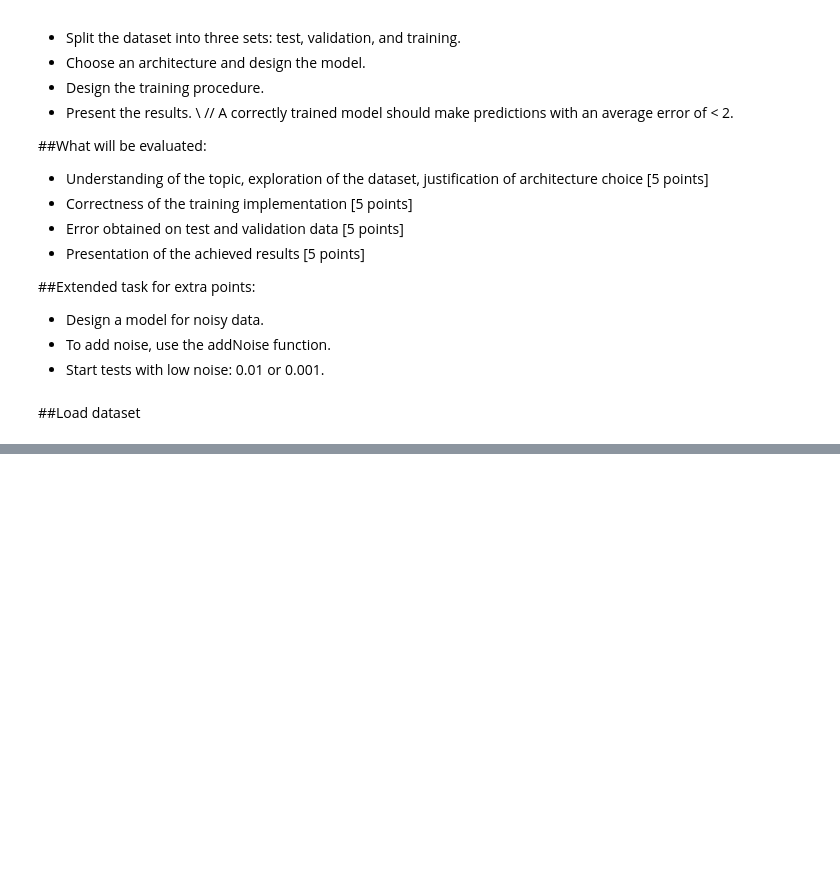
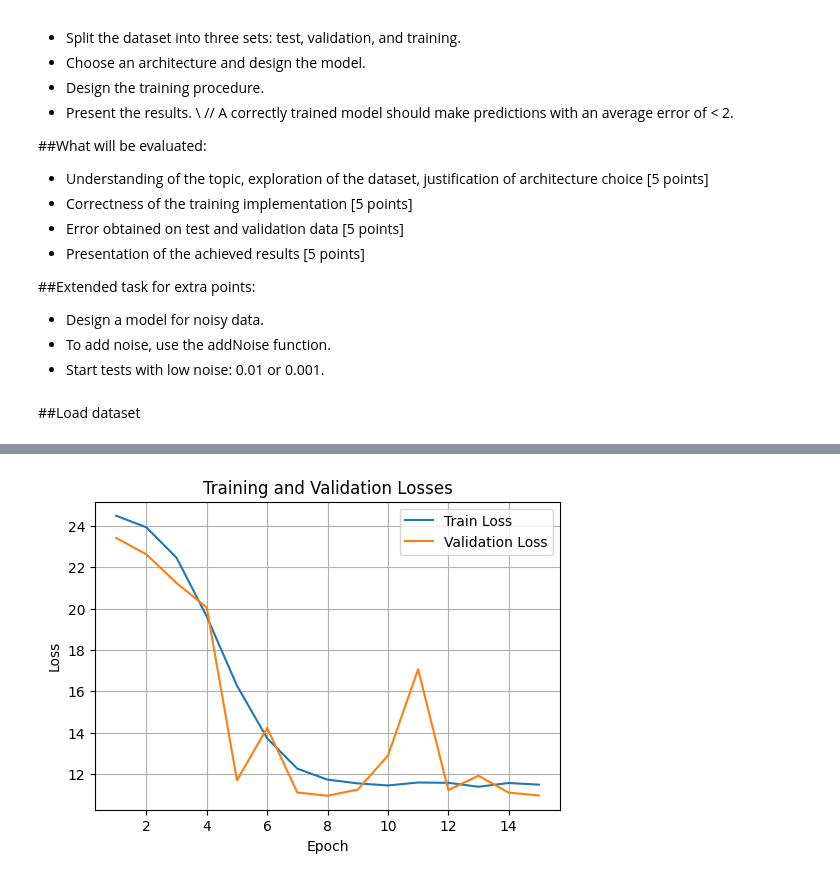
Before and after one commit to punfil/Own_Projects, a Jupyter notebook: architektury_glebokiego_uczenia/zad2/agu_wykl2.ipynb, the cells around one changed output, grey strips where cells are left out. Saved outputs shown, nothing was run; the diff lists cells and outputs as text; code cells hidden in the pictures; blank space fills up the shorter version.

```diff
--- a/architektury_glebokiego_uczenia/zad2/agu_wykl2.ipynb
+++ b/architektury_glebokiego_uczenia/zad2/agu_wykl2.ipynb
@@ -180,13 +186,16 @@ criterion = nn.HuberLoss()
 optimizer = optim.Adam(model.parameters())
 scheduler = optim.lr_scheduler.ReduceLROnPlateau(optimizer, mode='min', factor=0.1, patience=10)
 # %%
-num_epochs = 10
+num_epochs = 15
 train_losses = []
 val_losses = []
 
 for epoch in range(num_epochs):
     model.train()
     train_loss = 0.0
+    total_error = 0.0
+    total_samples = 0
+
     for inputs, targets in train_loader:
         inputs, targets = inputs.to(device), targets.to(device)
         optimizer.zero_grad()
@@ -195,17 +204,33 @@ for epoch in range(num_epochs):
         loss.backward()
         optimizer.step()
         train_loss += loss.item()
+        outputs_cpu = outputs.cpu().detach().numpy()
+        targets_cpu = targets.cpu().detach().numpy()
+        total_error += np.sqrt(np.power(outputs_cpu[:, 0] - targets_cpu[:, 0], 2) + np.power(outputs_cpu[:, 1] - targets_cpu[:, 1], 2)).sum().item()
+        total_samples += inputs.size(0)
+
+    avg_error = total_error / total_samples
+    print(f'Avg error on train: {avg_error:.2f}')
 
     model.eval()
     val_loss = 0.0
     with torch.no_grad():
+        total_error = 0.0
+        total_samples = 0
         for inputs, targets in val_loader:
             inputs, targets = inputs.to(device), targets.to(device)
             outputs = model(inputs)
             loss = criterion(outputs, targets)
             val_loss += loss.item()
+            outputs_cpu = outputs.cpu().detach().numpy()
+            targets_cpu = targets.cpu().detach().numpy()
+            total_error += np.sqrt(np.power(outputs_cpu[:, 0] - targets_cpu[:, 0], 2) + np.power(outputs_cpu[:, 1] - targets_cpu[:, 1], 2)).sum().item()
+            total_samples += inputs.size(0)
+
+        avg_error = total_error / total_samples
+        print(f'Avg error on val: {avg_error:.2f}')
 
     train_losses.append(train_loss/len(train_loader))
     val_losses.append(val_loss/len(val_loader))
-    scheduler.step(val_loss)
+    # scheduler.step(val_loss)
     print(f'Epoch {epoch+1}/{num_epochs}, Train Loss: {train_losses[-1]}, Val Loss: {val_losses[-1]}')
@@ -212,12 +255,14 @@ for epoch in range(num_epochs):
 # %%
-plt.figure(figsize=(10, 6))
+plt.figure(figsize=(6, 4))
 plt.plot(range(1, num_epochs + 1), train_losses, label='Train Loss')
 plt.plot(range(1, num_epochs + 1), val_losses, label='Validation Loss')
 plt.title('Training and Validation Losses')
 plt.xlabel('Epoch')
 plt.ylabel('Loss')
 plt.legend()
 plt.grid(True)
 plt.show()
+# %% [output]
+[figure, added]
 # %%
 test_loss = 0.0
```
Also changed, not shown: parts of 22 cells of this notebook.
